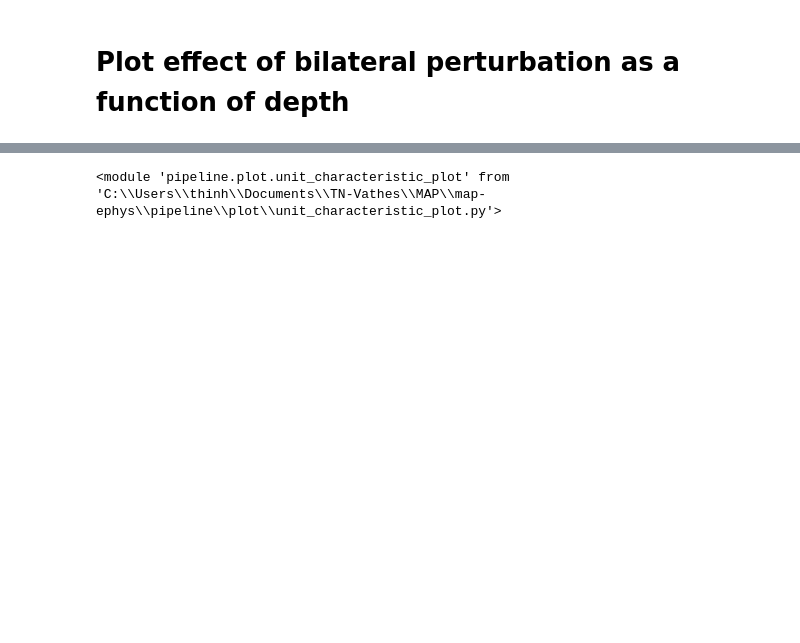
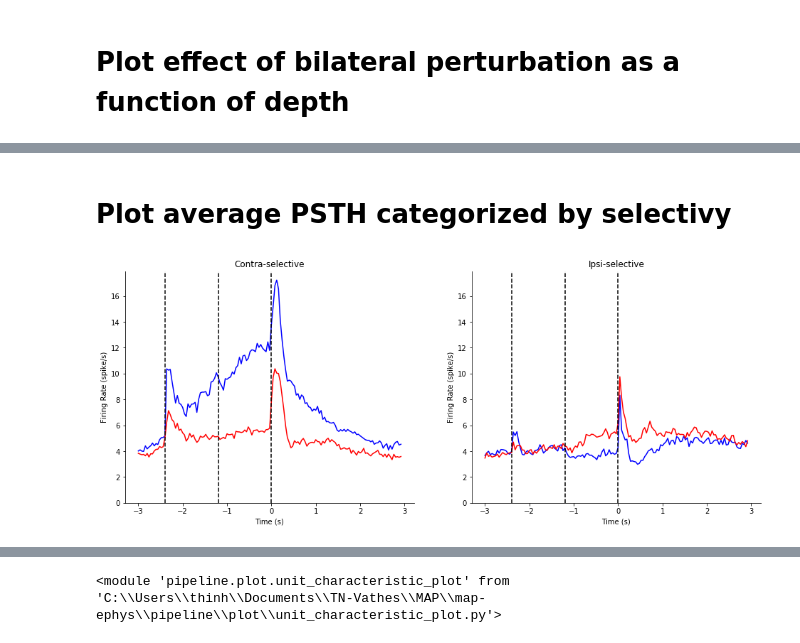
Before and after one commit to mesoscale-activity-map/map-ephys, a Jupyter notebook: notebook/plot_unit_metrics.ipynb, the cells around one changed output, grey strips where cells are left out. Saved outputs shown, nothing was run; the diff lists cells and outputs as text; code cells hidden in the pictures; blank space fills up the shorter version.

Commit message:
added group PSTH plots (#8)

```diff
--- a/notebook/plot_unit_metrics.ipynb
+++ b/notebook/plot_unit_metrics.ipynb
@@ -49,0 +40,6 @@ unit_characteristic_plot.plot_stacked_contra_ipsi_psth(insertion_key)
+# %% [markdown]
+# Plot average PSTH categorized by selectivy
+# %%
+unit_characteristic_plot.plot_ave_contra_ipsi_psth(insertion_key)
+# %% [output]
+[figure, added]
```
Also changed, not shown: parts of 9 cells of this notebook, 2 other files.
